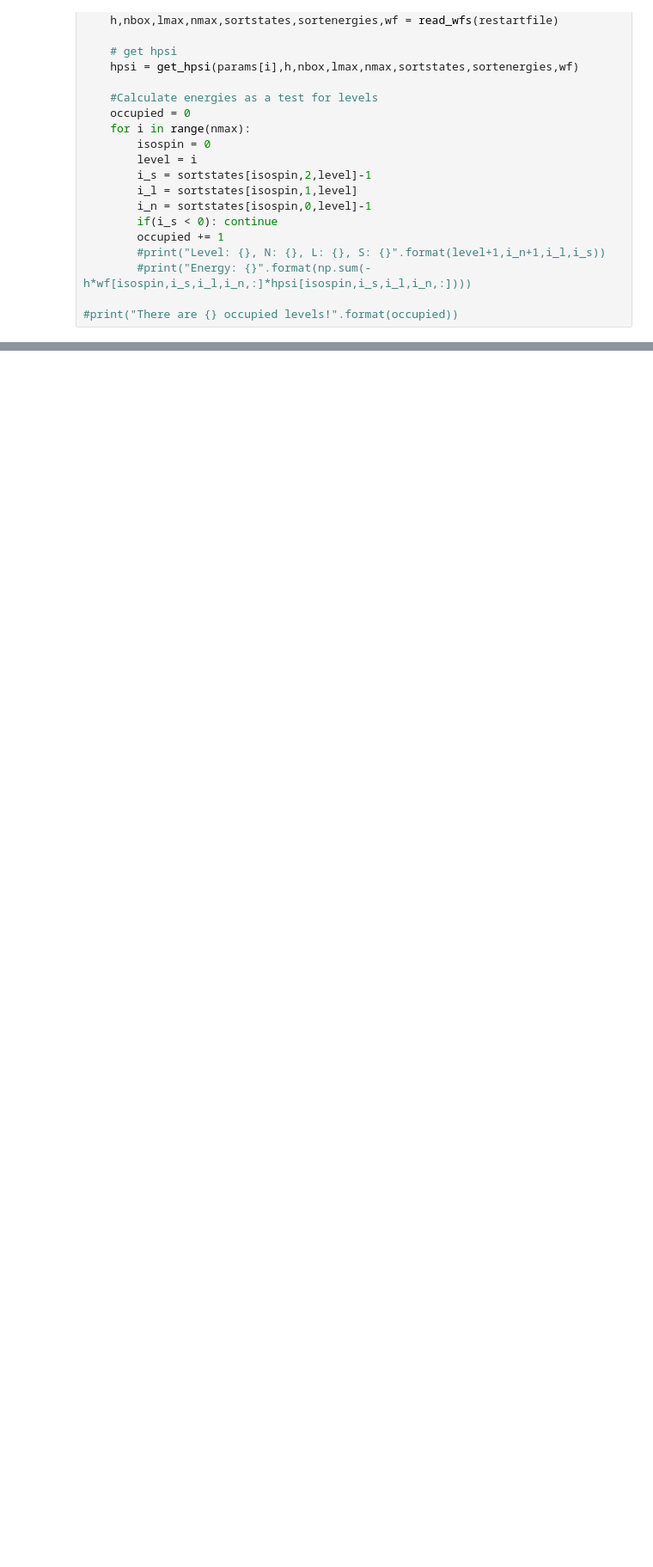
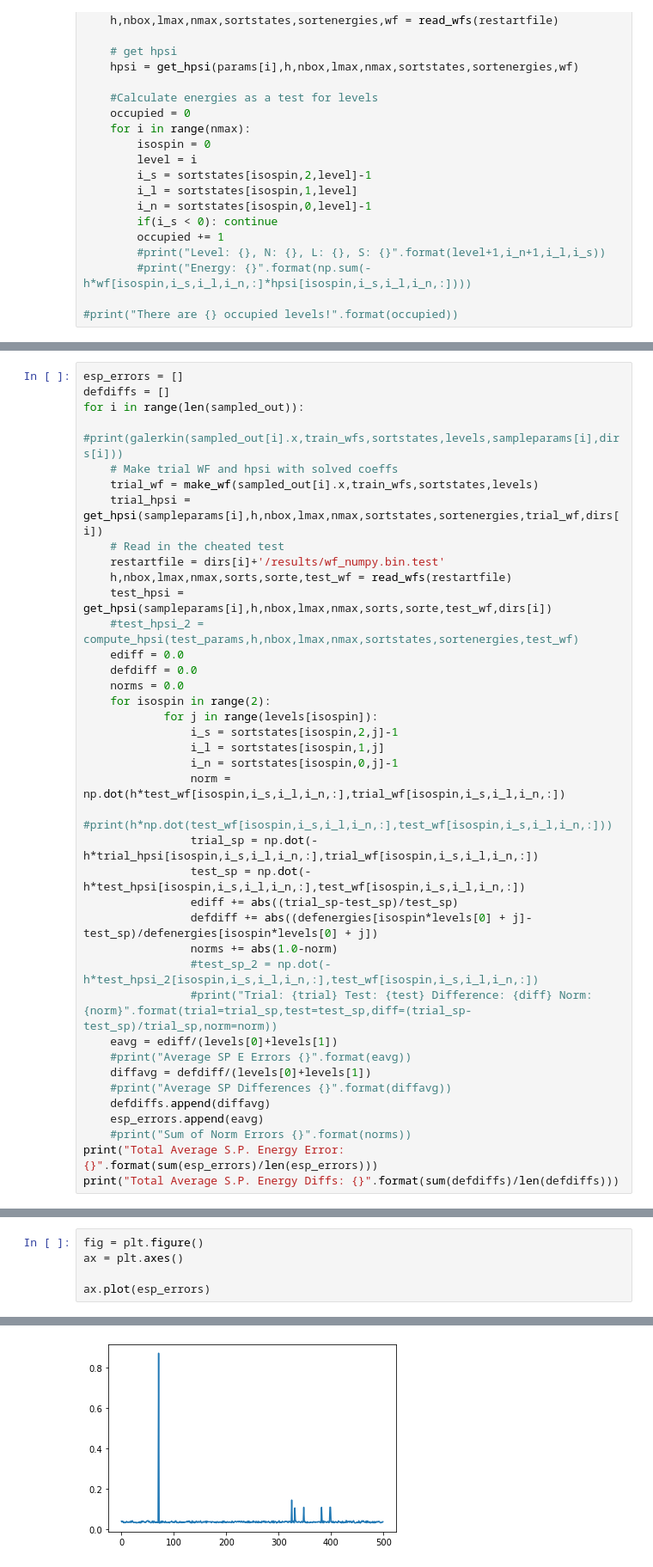
Before and after one commit to ascsn/nuclear-dimensionality-reduction-book, a Jupyter notebook: EC/GalerkinEC.ipynb, the cells around one changed output, grey strips where cells are left out. Shown at 86% size. Cells and saved outputs as stored; diff of their text form; blank space fills up the shorter version.

```diff
--- a/EC/GalerkinEC.ipynb
+++ b/EC/GalerkinEC.ipynb
@@ -757,0 +909,39 @@ for i in range(train_num):
+# %%
+esp_errors = []
+defdiffs = []
+for i in range(len(sampled_out)):
+    #print(galerkin(sampled_out[i].x,train_wfs,sortstates,levels,sampleparams[i],dirs[i]))
+    # Make trial WF and hpsi with solved coeffs
+    trial_wf = make_wf(sampled_out[i].x,train_wfs,sortstates,levels)
+    trial_hpsi = get_hpsi(sampleparams[i],h,nbox,lmax,nmax,sortstates,sortenergies,trial_wf,dirs[i])
+    # Read in the cheated test
+    restartfile = dirs[i]+'/results/wf_numpy.bin.test'
+    h,nbox,lmax,nmax,sorts,sorte,test_wf = read_wfs(restartfile)
+    test_hpsi = get_hpsi(sampleparams[i],h,nbox,lmax,nmax,sorts,sorte,test_wf,dirs[i])
+    #test_hpsi_2 = compute_hpsi(test_params,h,nbox,lmax,nmax,sortstates,sortenergies,test_wf)
+    ediff = 0.0
+    defdiff = 0.0
+    norms = 0.0
+    for isospin in range(2):
+            for j in range(levels[isospin]):
+                i_s = sortstates[isospin,2,j]-1
+                i_l = sortstates[isospin,1,j]
+                i_n = sortstates[isospin,0,j]-1
+                norm = np.dot(h*test_wf[isospin,i_s,i_l,i_n,:],trial_wf[isospin,i_s,i_l,i_n,:])
+                #print(h*np.dot(test_wf[isospin,i_s,i_l,i_n,:],test_wf[isospin,i_s,i_l,i_n,:]))
+                trial_sp = np.dot(-h*trial_hpsi[isospin,i_s,i_l,i_n,:],trial_wf[isospin,i_s,i_l,i_n,:])
+                test_sp = np.dot(-h*test_hpsi[isospin,i_s,i_l,i_n,:],test_wf[isospin,i_s,i_l,i_n,:])
+                ediff += abs((trial_sp-test_sp)/test_sp)
+                defdiff += abs((defenergies[isospin*levels[0] + j]-test_sp)/defenergies[isospin*levels[0] + j])
+                norms += abs(1.0-norm)
+                #test_sp_2 = np.dot(-h*test_hpsi_2[isospin,i_s,i_l,i_n,:],test_wf[isospin,i_s,i_l,i_n,:])
+                #print("Trial: {trial} Test: {test} Difference: {diff} Norm: {norm}".format(trial=trial_sp,test=test_sp,diff=(trial_sp-test_sp)/trial_sp,norm=norm))
+    eavg = ediff/(levels[0]+levels[1])
+    #print("Average SP E Errors {}".format(eavg))
+    diffavg = defdiff/(levels[0]+levels[1])
+    #print("Average SP Differences {}".format(diffavg))
+    defdiffs.append(diffavg)
+    esp_errors.append(eavg)
+    #print("Sum of Norm Errors {}".format(norms))
+print("Total Average S.P. Energy Error: {}".format(sum(esp_errors)/len(esp_errors)))
+print("Total Average S.P. Energy Diffs: {}".format(sum(defdiffs)/len(defdiffs)))
@@ -757,0 +951,6 @@ for i in range(train_num):
+# %%
+fig = plt.figure()
+ax = plt.axes()
+
+ax.plot(esp_errors)
+# %% [output]
@@ -757,0 +958 @@ for i in range(train_num):
+[figure, added]
```
Also changed, not shown: parts of 13 cells of this notebook.
